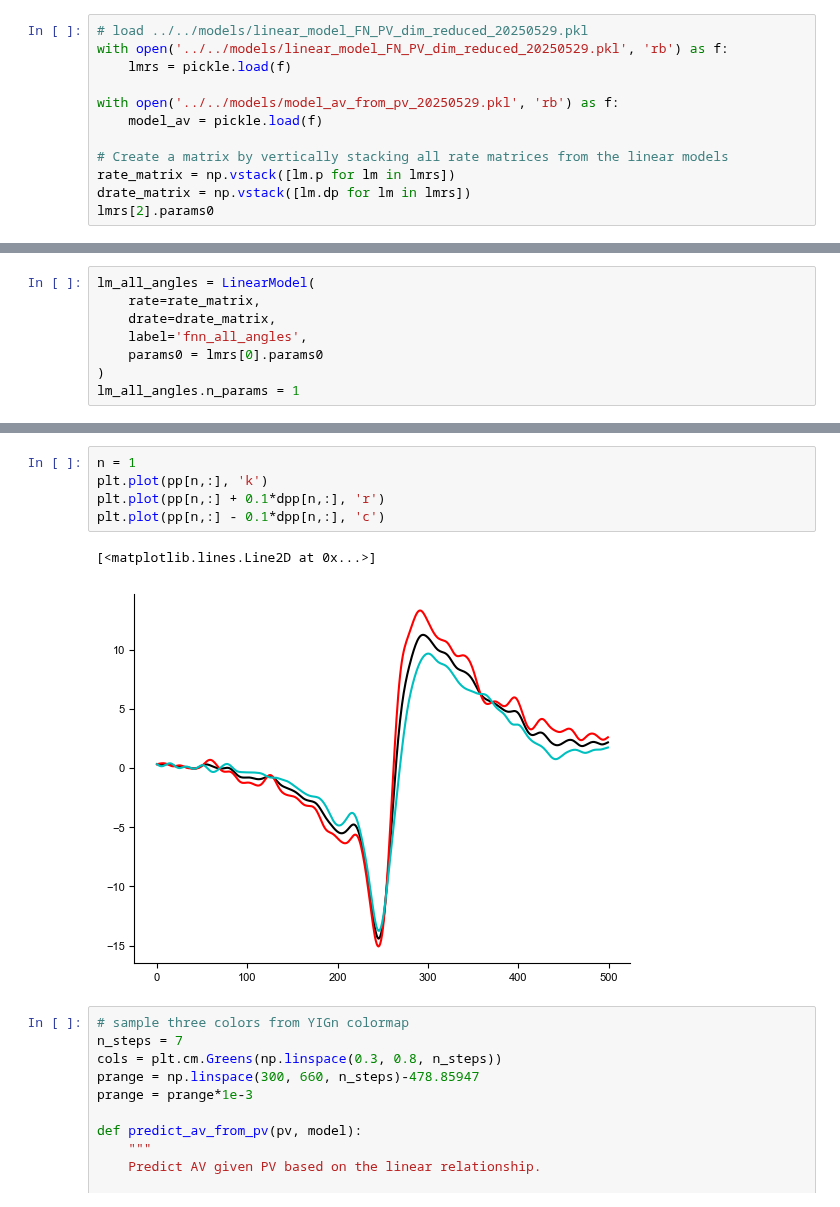
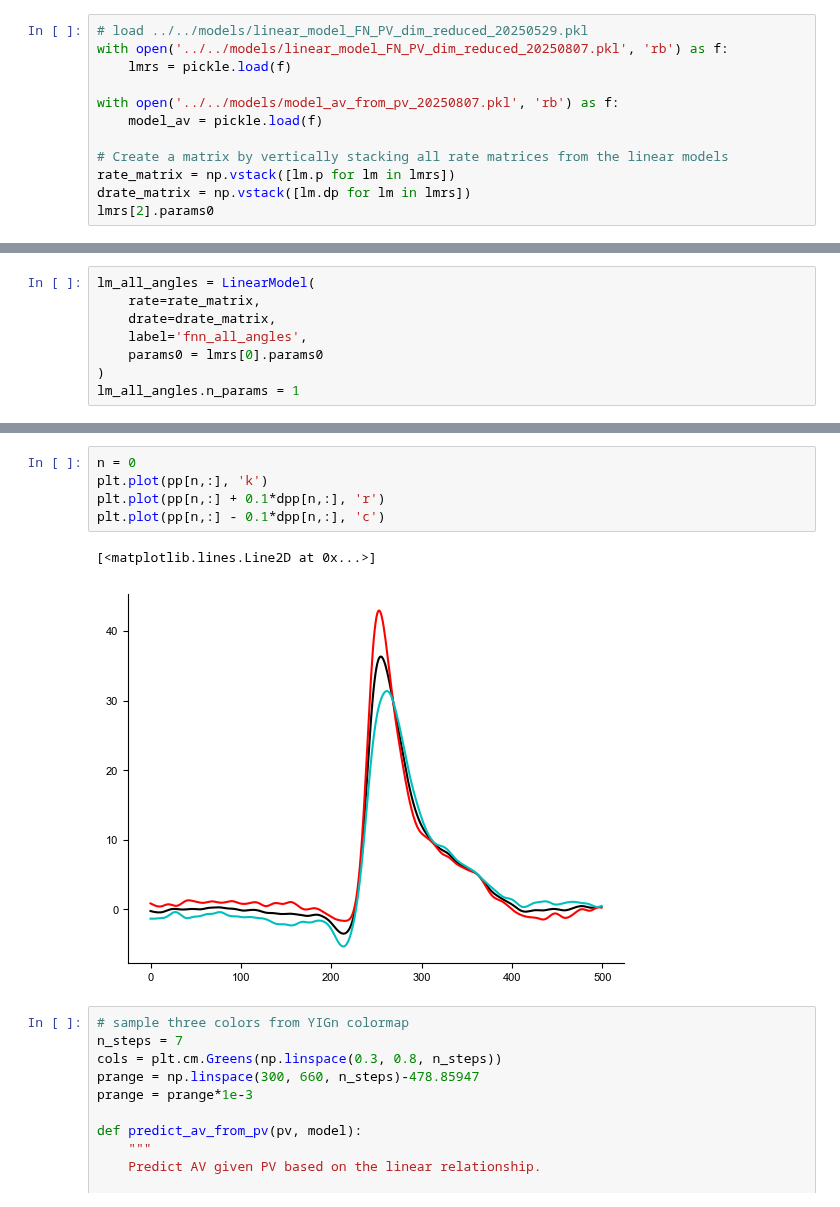
Before and after one commit to NeuroAI-IBS/fn_data_saccade, a Jupyter notebook: Data sorting/python_code/dim_reduction_linear_models_angle.ipynb, the cells around one changed output, grey strips where cells are left out. Drawn from its saved outputs; the diff is of its cells as text.

Commit message:
update dim_reduction_linear_models_angle for Sunwoo

```diff
--- a/Data sorting/python_code/dim_reduction_linear_models_angle.ipynb
+++ b/Data sorting/python_code/dim_reduction_linear_models_angle.ipynb
@@ -17,9 +14,9 @@ The autoreload extension is already loaded. To reload it, use:
 # %%
 # load ../../models/linear_model_FN_PV_dim_reduced_20250529.pkl
-with open('../../models/linear_model_FN_PV_dim_reduced_20250529.pkl', 'rb') as f:
+with open('../../models/linear_model_FN_PV_dim_reduced_20250807.pkl', 'rb') as f:
     lmrs = pickle.load(f)
 
-with open('../../models/model_av_from_pv_20250529.pkl', 'rb') as f:
+with open('../../models/model_av_from_pv_20250807.pkl', 'rb') as f:
     model_av = pickle.load(f)
 
 # Create a matrix by vertically stacking all rate matrices from the linear models
@@ -95,11 +101,11 @@ plt.plot(dpp.T)
 # %%
-n = 1
+n = 0
 plt.plot(pp[n,:], 'k')
 plt.plot(pp[n,:] + 0.1*dpp[n,:], 'r')
 plt.plot(pp[n,:] - 0.1*dpp[n,:], 'c')
 # %% [output]
 [<matplotlib.lines.Line2D at 0x...>]
-[figure, old version]
+[figure, new version]
 # %%
 # sample three colors from YIGn colormap
 n_steps = 7
```
Also changed, not shown: parts of 14 cells of this notebook, 2 other files.
